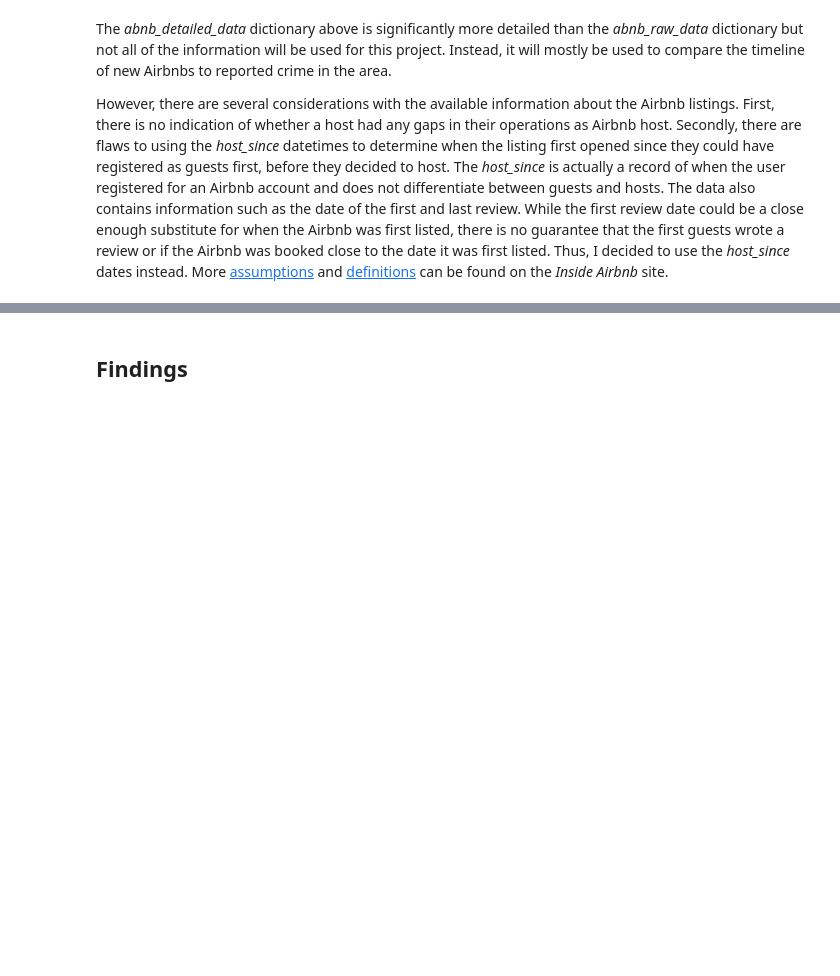
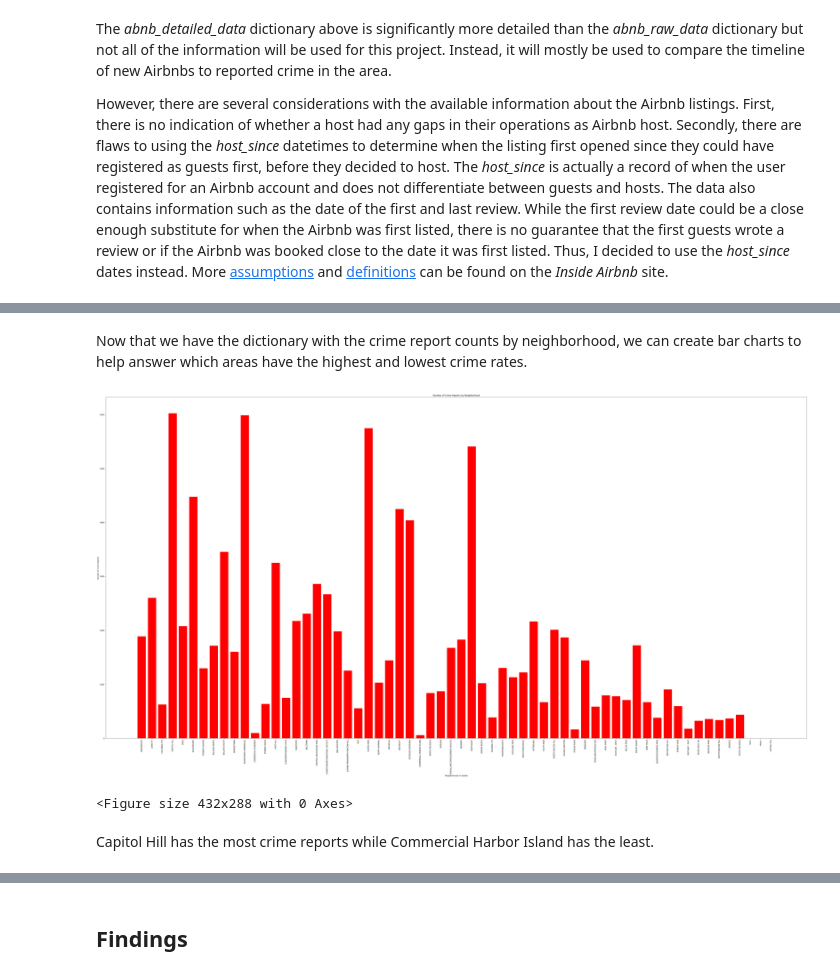
Before and after one commit to hjchoi28/hcde-410-final, a Jupyter notebook: project-report.ipynb, the cells around one changed output, grey strips where cells are left out. Cells and saved outputs as stored; diff of their text form; code cells hidden in the pictures; blank space fills up the shorter version.

```diff
--- a/project-report.ipynb
+++ b/project-report.ipynb
@@ -295,0 +361,12 @@ I also plan to use [kepler.gl for Jupyter](https://docs.kepler.gl/docs/keplergl-
+# %%
+#Create empty dictionary to hold the counts
+spd_data = {}
+for area in mcpp:
+    spd_data[area] = 0
+
+#Fill in dictionary
+for report in spd_raw_data:
+    for neighborhood in spd_data:
+        if report["mcpp"] == neighborhood:
+            spd_data[neighborhood] += 1
+pprint(spd_data)
@@ -295,0 +391,23 @@ I also plan to use [kepler.gl for Jupyter](https://docs.kepler.gl/docs/keplergl-
+# %% [markdown]
+Now that we have the dictionary with the crime report counts by neighborhood, we can create bar charts to help answer which areas have the highest and lowest crime rates.
+# %%
+data = spd_data
+fig, ax = plt.subplots(figsize=(70, 35))
+
+x = list(data.keys())
+y = list(data.values())
+
+ax.bar(x, y, color="red")
+
+ax.set_ylabel('Number of Crime Reports')
+ax.set_title('Number of Crime Reports by Neighborhood')
+ax.set_xlabel('Neighborhoods in Seattle')
+
+plt.xticks(rotation=90)
+plt.show()
+plt.savefig('spd_barchart.png')
+# %% [output]
+[figure, added]
+<Figure size 432x288 with 0 Axes>
+# %% [markdown]
+Capitol Hill has the most crime reports while Commercial Harbor Island has the least.
```
Also changed, not shown: parts of 19 cells of this notebook, 5 other files.
